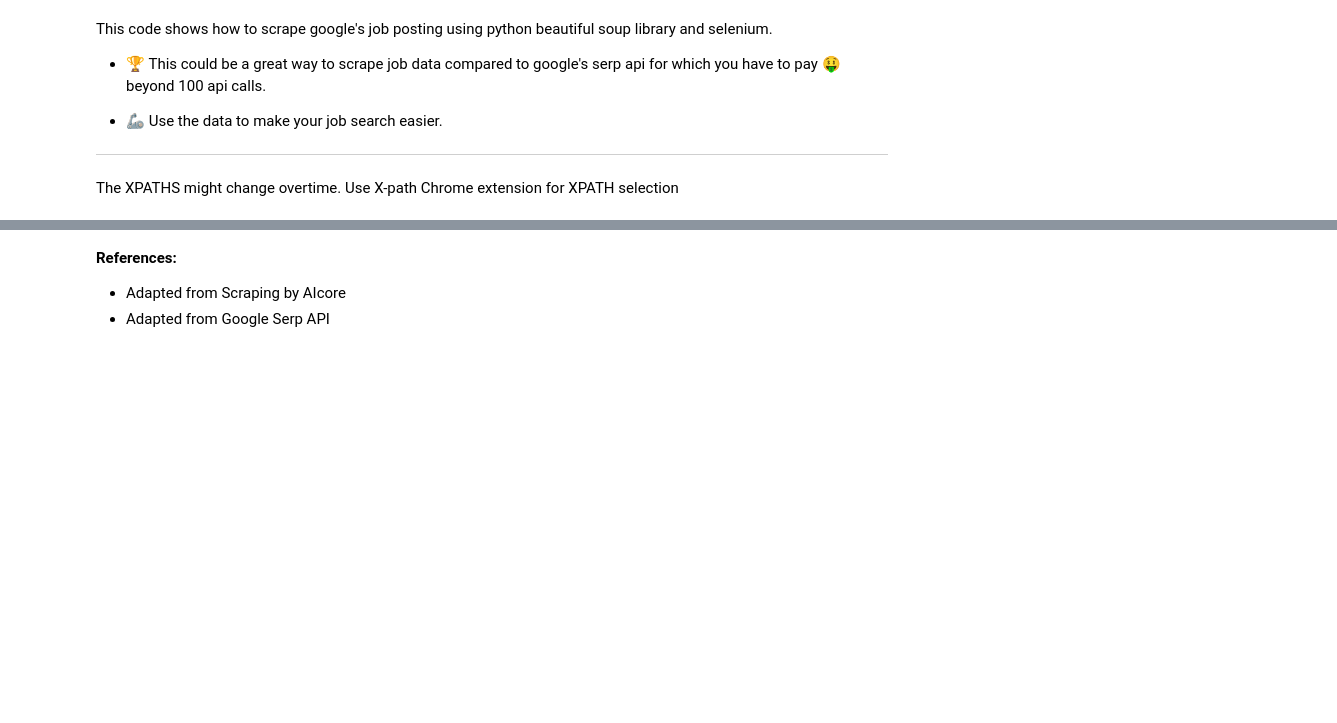
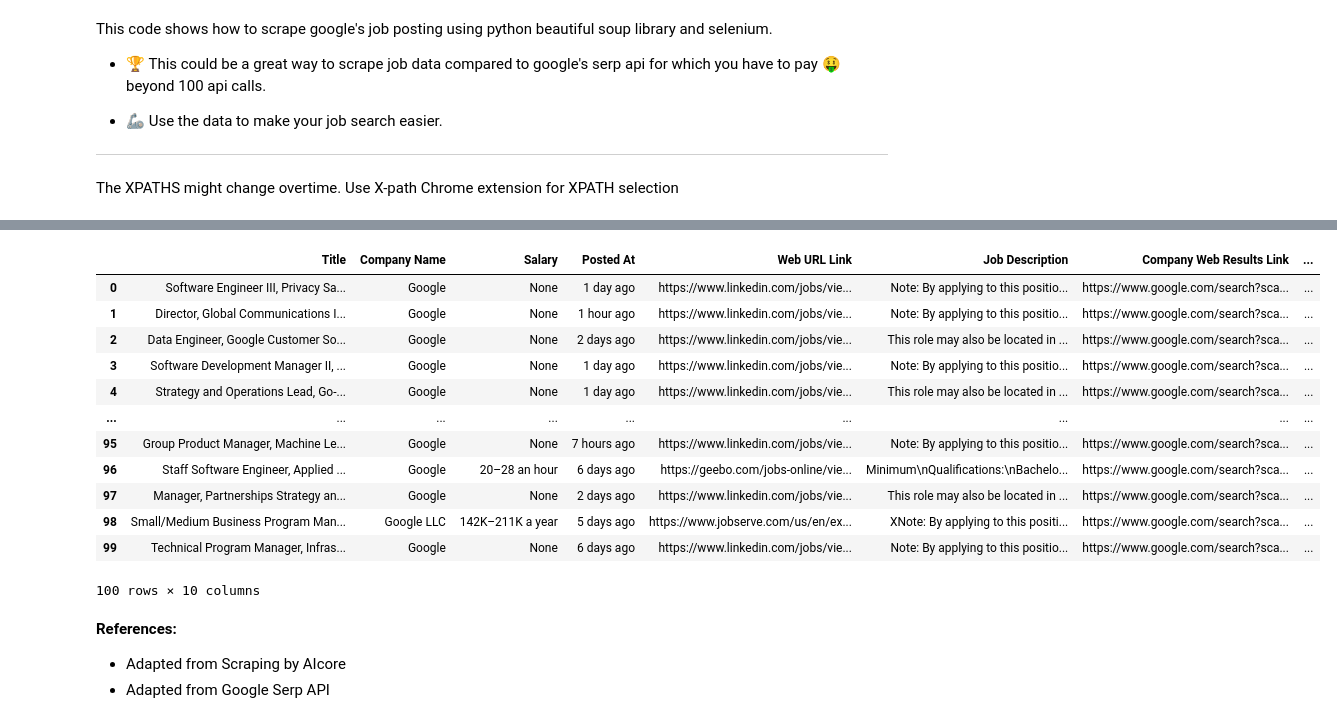
Before and after one commit to ashwin975/Web-Scraping-Google-Jobs, a Jupyter notebook: web-git.ipynb, the cells around one changed output, grey strips where cells are left out. Drawn from its saved outputs; the diff is of its cells as text; code cells hidden in the pictures; blank space fills up the shorter version.

```diff
--- a/web-git.ipynb
+++ b/web-git.ipynb
@@ -136,3 +166,57 @@ df
+# %%
+import pandas as pd
+
+jobs = []
+
+for job in all_results:
+    title = job.get('title')
+    company_name = job.get('company_name')
+    salary = job.get('detected_extensions', {}).get('salary')
+    posted_at = job.get('detected_extensions', {}).get('posted_at')
+    web_url_link = job.get('apply_link')
+    job_description = job.get('description')
+    company_web_results_link = job.get('company_web_results_link')
+    via = job.get('via')
+    company_website = job.get('company_website')
+    location = job.get('location')
+
+    via_list = []
+    if via:
+        if isinstance(via, list):
+            via_list.extend(via)
+        else:
+            via_list.append(via)
+
+    for via_item in via_list:
+        via_element = {'Title': title,
+                       'Company Name': company_name,
+                       'Salary': salary,
+                       'Posted At': posted_at,
+                       'Web URL Link': web_url_link,
+                       'Job Description': job_description,
+                       'Company Web Results Link': company_web_results_link,
+                       'Via': via_item,
+                       'Company Website': company_website,
+                       'Location': location
+                      }
+        jobs.append(via_element)
+
+df102 = pd.DataFrame(jobs)
+df102
+# %% [output]
+|  | Title | Company Name | Salary | Posted At | Web URL Link | Job Description | Company Web Results Link | ... |
+| 0 | Software Engineer III, Privacy Sa... | Google | None | 1 day ago | https://www.linkedin.com/jobs/vie... | Note: By applying to this positio... | https://www.google.com/search?sca... | ... |
+| 1 | Director, Global Communications I... | Google | None | 1 hour ago | https://www.linkedin.com/jobs/vie... | Note: By applying to this positio... | https://www.google.com/search?sca... | ... |
+| 2 | Data Engineer, Google Customer So... | Google | None | 2 days ago | https://www.linkedin.com/jobs/vie... | This role may also be located in ... | https://www.google.com/search?sca... | ... |
+| 3 | Software Development Manager II, ... | Google | None | 1 day ago | https://www.linkedin.com/jobs/vie... | Note: By applying to this positio... | https://www.google.com/search?sca... | ... |
+| 4 | Strategy and Operations Lead, Go-... | Google | None | 1 day ago | https://www.linkedin.com/jobs/vie... | This role may also be located in ... | https://www.google.com/search?sca... | ... |
+| ... | ... | ... | ... | ... | ... | ... | ... | ... |
+| 95 | Group Product Manager, Machine Le... | Google | None | 7 hours ago | https://www.linkedin.com/jobs/vie... | Note: By applying to this positio... | https://www.google.com/search?sca... | ... |
+| 96 | Staff Software Engineer, Applied ... | Google | 20–28 an hour | 6 days ago | https://geebo.com/jobs-online/vie... | Minimum\nQualifications:\nBachelo... | https://www.google.com/search?sca... | ... |
+| 97 | Manager, Partnerships Strategy an... | Google | None | 2 days ago | https://www.linkedin.com/jobs/vie... | This role may also be located in ... | https://www.google.com/search?sca... | ... |
+| 98 | Small/Medium Business Program Man... | Google LLC | 142K–211K a year | 5 days ago | https://www.jobserve.com/us/en/ex... | XNote: By applying to this positi... | https://www.google.com/search?sca... | ... |
+| 99 | Technical Program Manager, Infras... | Google | None | 6 days ago | https://www.linkedin.com/jobs/vie... | Note: By applying to this positio... | https://www.google.com/search?sca... | ... |
+100 rows × 10 columns
 # %% [markdown]
 
 **References:**
```
Also changed, not shown: parts of 4 cells of this notebook.
